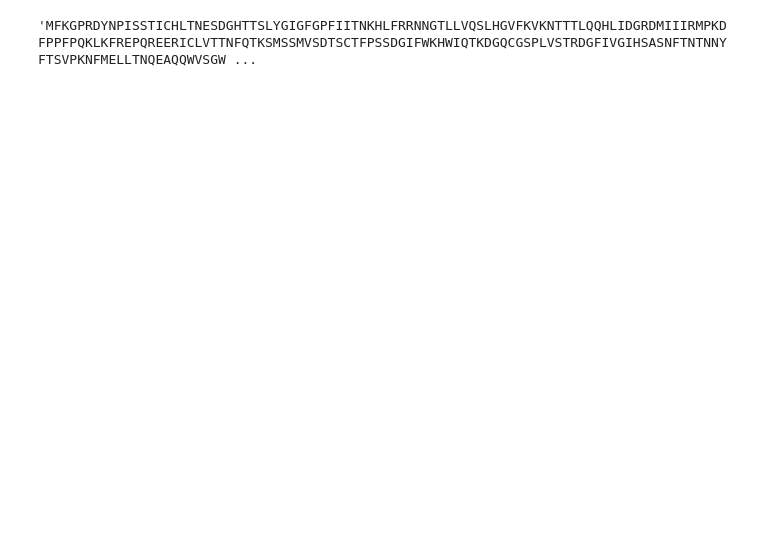
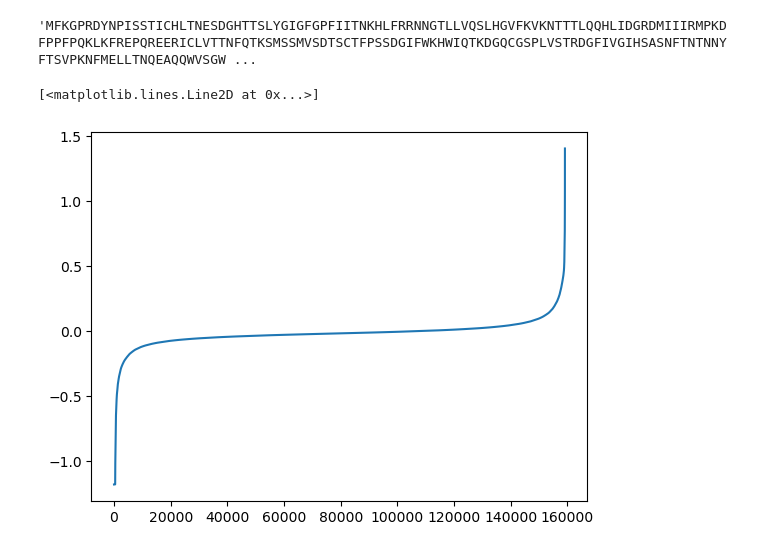
Before and after one commit to fhalab/SSMuLA, a Jupyter notebook: sandbox/tev.ipynb, the cells around one changed output. Saved outputs shown, nothing was run; the diff lists cells and outputs as text; code cells hidden in the pictures; blank space fills up the shorter version.

```diff
--- a/sandbox/tev.ipynb
+++ b/sandbox/tev.ipynb
@@ -81,3 +159,8 @@ df_4site[df_4site["Mutation Distance"] == 0]
 df_4site[df_4site["Mutation Distance"] == 0]["Complete Sequence"].values[0]
 # %% [output]
 'MFKGPRDYNPISSTICHLTNESDGHTTSLYGIGFGPFIITNKHLFRRNNGTLLVQSLHGVFKVKNTTTLQQHLIDGRDMIIIRMPKDFPPFPQKLKFREPQREERICLVTTNFQTKSMSSMVSDTSCTFPSSDGIFWKHWIQTKDGQCGSPLVSTRDGFIVGIHSASNFTNTNNYFTSVPKNFMELLTNQEAQQWVSGW ...
+# %%
+plt.plot(sorted(df_4site['Fitness Mean']))
+# %% [output]
+[<matplotlib.lines.Line2D at 0x...>]
+[figure, added]
```
Also changed, not shown: parts of 18 cells of this notebook, 4 other files.
